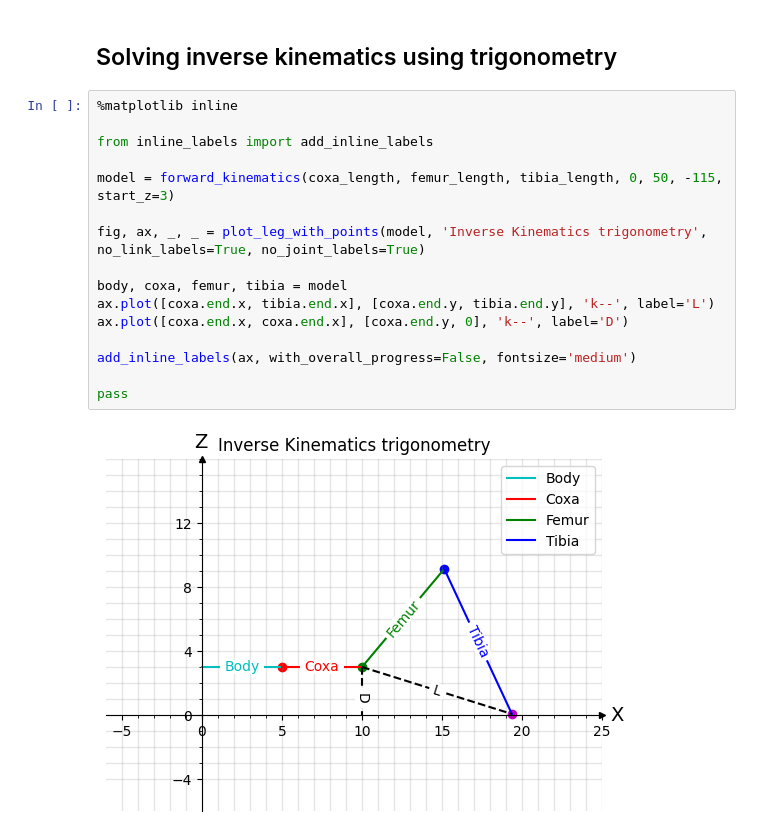
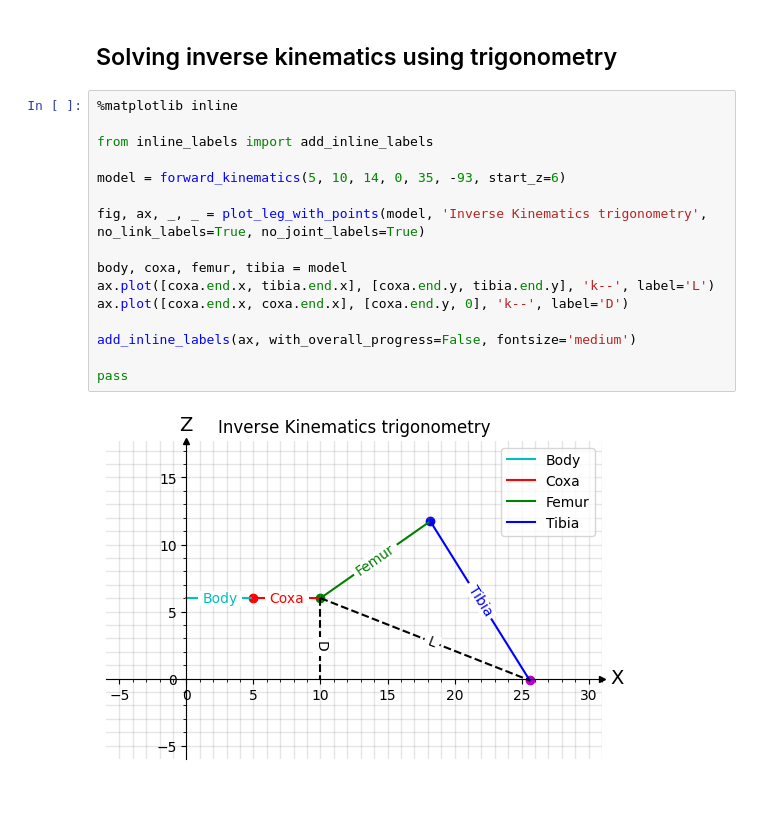
Before and after one commit to Dr-QP/Dr.QP, a Jupyter notebook: packages/runtime/drqp_brain/notebooks/getting_started_with_robot_ik.ipynb, the cells around one changed output. Drawn from its saved outputs; the diff is of its cells as text; blank space fills up the shorter version.

Commit message:
make plot bigger

```diff
--- a/packages/runtime/drqp_brain/notebooks/getting_started_with_robot_ik.ipynb
+++ b/packages/runtime/drqp_brain/notebooks/getting_started_with_robot_ik.ipynb
@@ -174,18 +174,18 @@ There are various ways to solve inverse kinematics problem. We are going to use
 # %%
 %matplotlib inline
 
 from inline_labels import add_inline_labels
 
-model = forward_kinematics(coxa_length, femur_length, tibia_length, 0, 50, -115, start_z=3)
+model = forward_kinematics(5, 10, 14, 0, 35, -93, start_z=6)
 
 fig, ax, _, _ = plot_leg_with_points(model, 'Inverse Kinematics trigonometry', no_link_labels=True, no_joint_labels=True)
 
 body, coxa, femur, tibia = model
 ax.plot([coxa.end.x, tibia.end.x], [coxa.end.y, tibia.end.y], 'k--', label='L')
 ax.plot([coxa.end.x, coxa.end.x], [coxa.end.y, 0], 'k--', label='D')
 
 add_inline_labels(ax, with_overall_progress=False, fontsize='medium')
 
 pass
 # %% [output]
-[figure, old version]
+[figure, new version]
```
